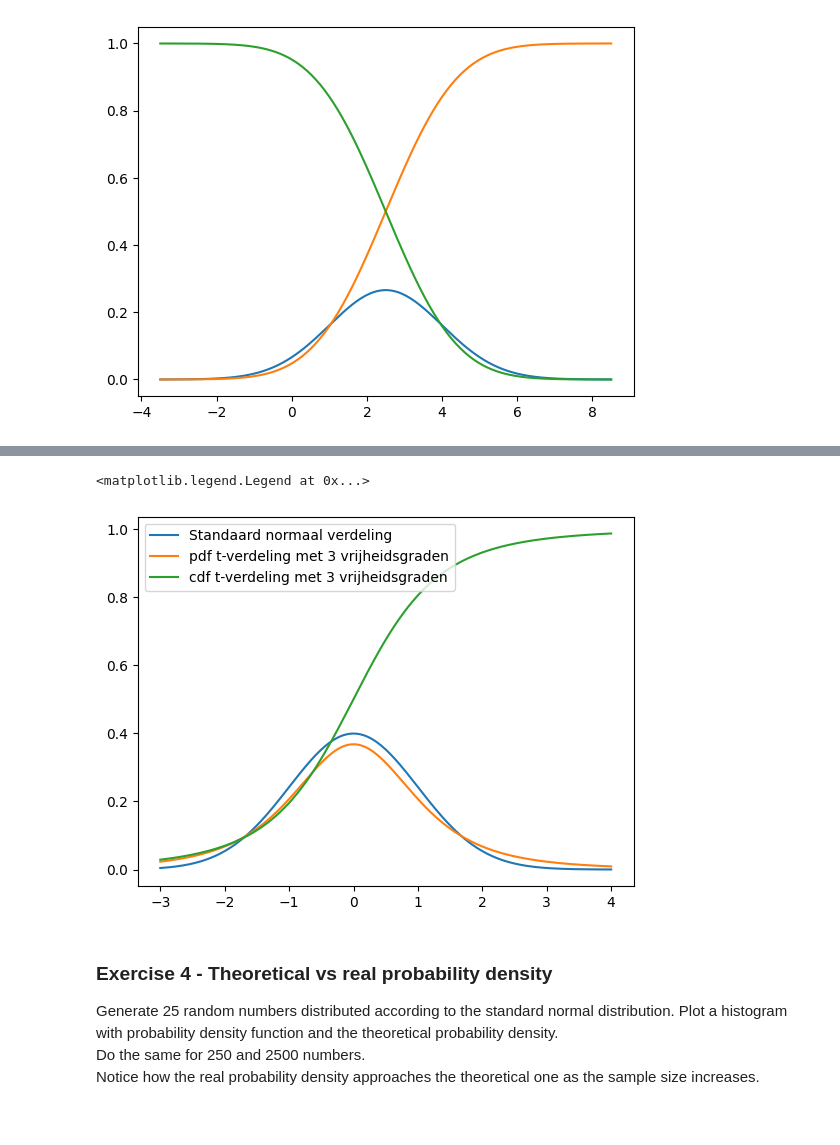
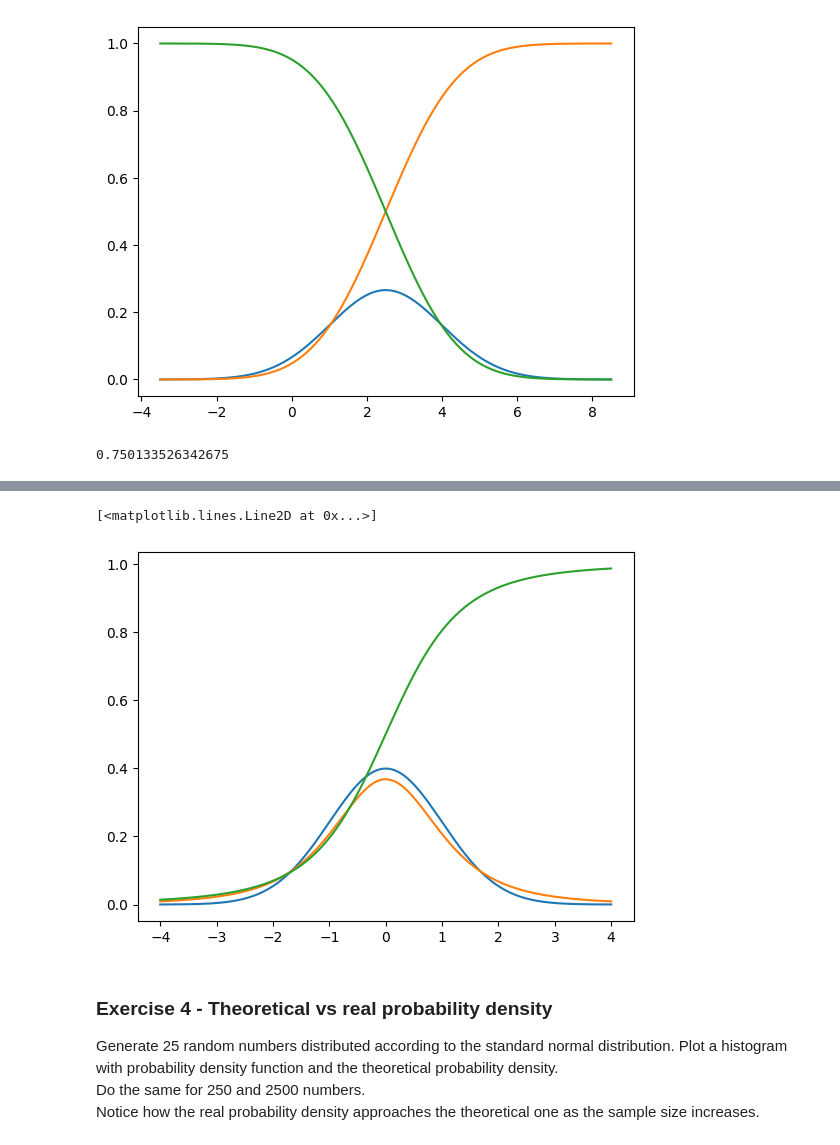
Before and after one commit to JasperLefever/dsai-oef, a Jupyter notebook: 3-central-limit-testing/lab_3_01.ipynb, the cells around one changed output, grey strips where cells are left out. Drawn from its saved outputs; the diff is of its cells as text; code cells hidden in the pictures.

```diff
--- a/3-central-limit-testing/lab_3_01.ipynb
+++ b/3-central-limit-testing/lab_3_01.ipynb
@@ -77,6 +89,12 @@ plt.plot(x, s)
 # %% [output]
 [<matplotlib.lines.Line2D at 0x...>]
 [figure]
+# %%
+# 0.5 < X < 4
+p = stats.norm.cdf(4, mu, sigma) - stats.norm.cdf(0.5, mu, sigma)
+print(f"{p}")
+# %% [output]
+0.750133526342675
 # %% [markdown]
 ### Exercise 3 - Student t vs normal distribution
 Make a graphical plot of the probability density function and the cumulative distribution function for the Student's t-distribution with 3 degrees of freedom.
@@ -84,25 +102,20 @@ Also make a graphical plot of the standard normal distribution, so you can compa
 
 ![image.png](embedded-picture-1)
 # %%
+m = 0    # Gemiddelde
+s = 1  # Standaardafwijking
+x = np.linspace(m - 4 * s, m + 4 * s, num=201)
 fig, tplot = plt.subplots(1, 1)
+tplot.plot(x, stats.norm.pdf(x, 0, 1), label="Normal distribution")
 
-mu = 0
-sigma = 1
+z = stats.t.pdf(x, df=3)
+tplot.plot(x, z, label="t distribution")
 
-x = np.linspace(mu - 3*sigma, mu + 4*sigma, num=201)
-y = stats.norm.pdf(x, mu, sigma)
-tplot.plot(x, y, label='Standaard normaal verdeling')
-
-z = stats.t.pdf(x, 3)
-tplot.plot(x, z, label='pdf t-verdeling met 3 vrijheidsgraden')
-
-c = stats.t.cdf(x, 3)
-tplot.plot(x, c, label='cdf t-verdeling met 3 vrijheidsgraden')
-
-tplot.legend(loc='best')
+c = stats.t.cdf(x, df=3)
+tplot.plot(x, c, label="t distribution")
 # %% [output]
-<matplotlib.legend.Legend at 0x...>
+[<matplotlib.lines.Line2D at 0x...>]
-[figure, old version]
+[figure, new version]
 # %% [markdown]
 ### Exercise 4 - Theoretical vs real probability density
 Generate 25 random numbers distributed according to the standard normal distribution. Plot a histogram with probability density function and the theoretical probability density.
```
Also changed, not shown: parts of 17 cells of this notebook.
